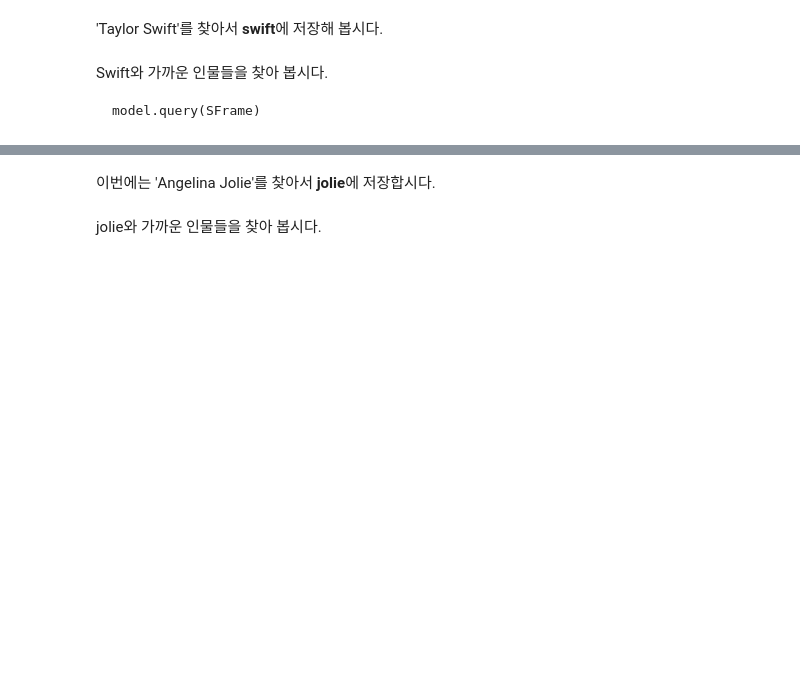
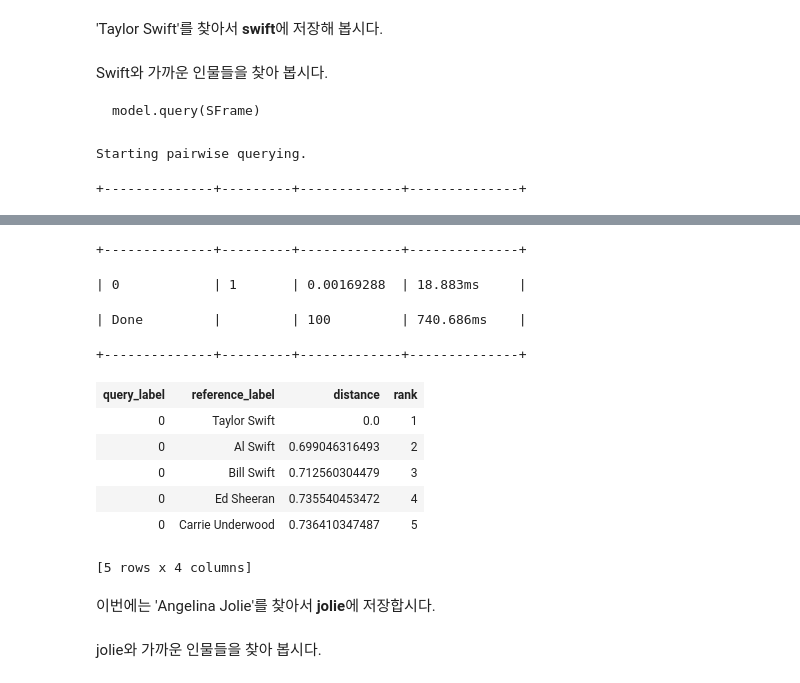
Before and after one commit to jinhee85/jupyter, a Jupyter notebook: W4 - Clustering and Similarity - Retrieving Documents - Trainee.ipynb, the cells around one changed output, grey strips where cells are left out. Drawn from its saved outputs; the diff is of its cells as text; code cells hidden in the pictures; blank space fills up the shorter version.

```diff
--- a/W4 - Clustering and Similarity - Retrieving Documents - Trainee.ipynb
+++ b/W4 - Clustering and Similarity - Retrieving Documents - Trainee.ipynb
@@ -348,7 +402,14 @@ Obama 대통령의 문서는 그의 부통령이었던 Biden과 가장 가깝고
 ## 다른 인물들로 문서 조회해 보기
 # %% [markdown]
 'Taylor Swift'를 찾아서 **swift**에 저장해 봅시다.
+# %%
+swift = people[people['name'] == 'Taylor Swift']
 # %% [markdown]
 Swift와 가까운 인물들을 찾아 봅시다.
 
     model.query(SFrame)
+# %%
+knn_model.query(swift)
+# %% [output]
+Starting pairwise querying.
++--------------+---------+-------------+--------------+
@@ -355,2 +417,13 @@ Swift와 가까운 인물들을 찾아 봅시다.
++--------------+---------+-------------+--------------+
+| 0            | 1       | 0.00169288  | 18.883ms     |
+| Done         |         | 100         | 740.686ms    |
++--------------+---------+-------------+--------------+
+| query_label | reference_label | distance | rank |
+| 0 | Taylor Swift | 0.0 | 1 |
+| 0 | Al Swift | 0.699046316493 | 2 |
+| 0 | Bill Swift | 0.712560304479 | 3 |
+| 0 | Ed Sheeran | 0.735540453472 | 4 |
+| 0 | Carrie Underwood | 0.736410347487 | 5 |
+[5 rows x 4 columns]
 # %% [markdown]
 이번에는 'Angelina Jolie'를 찾아서 **jolie**에 저장합시다.
```
Also changed, not shown: parts of 34 cells of this notebook.
